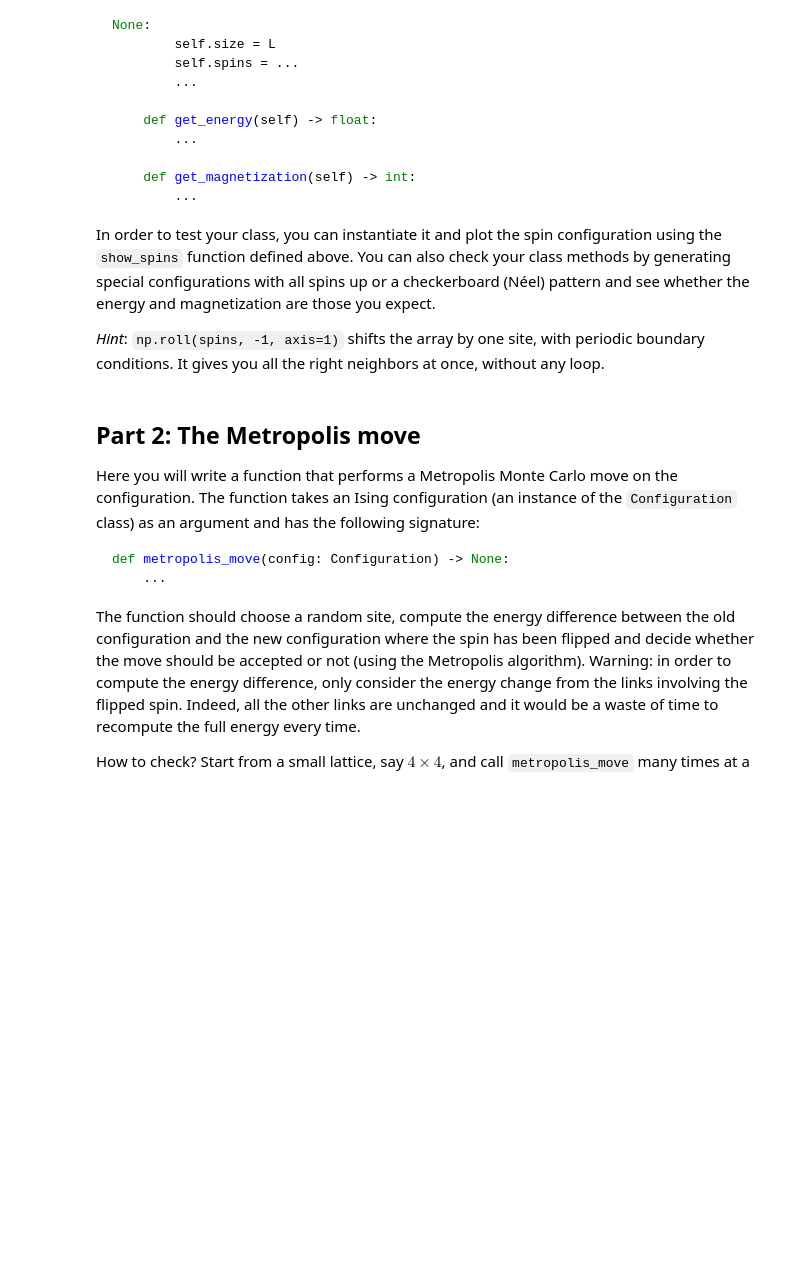
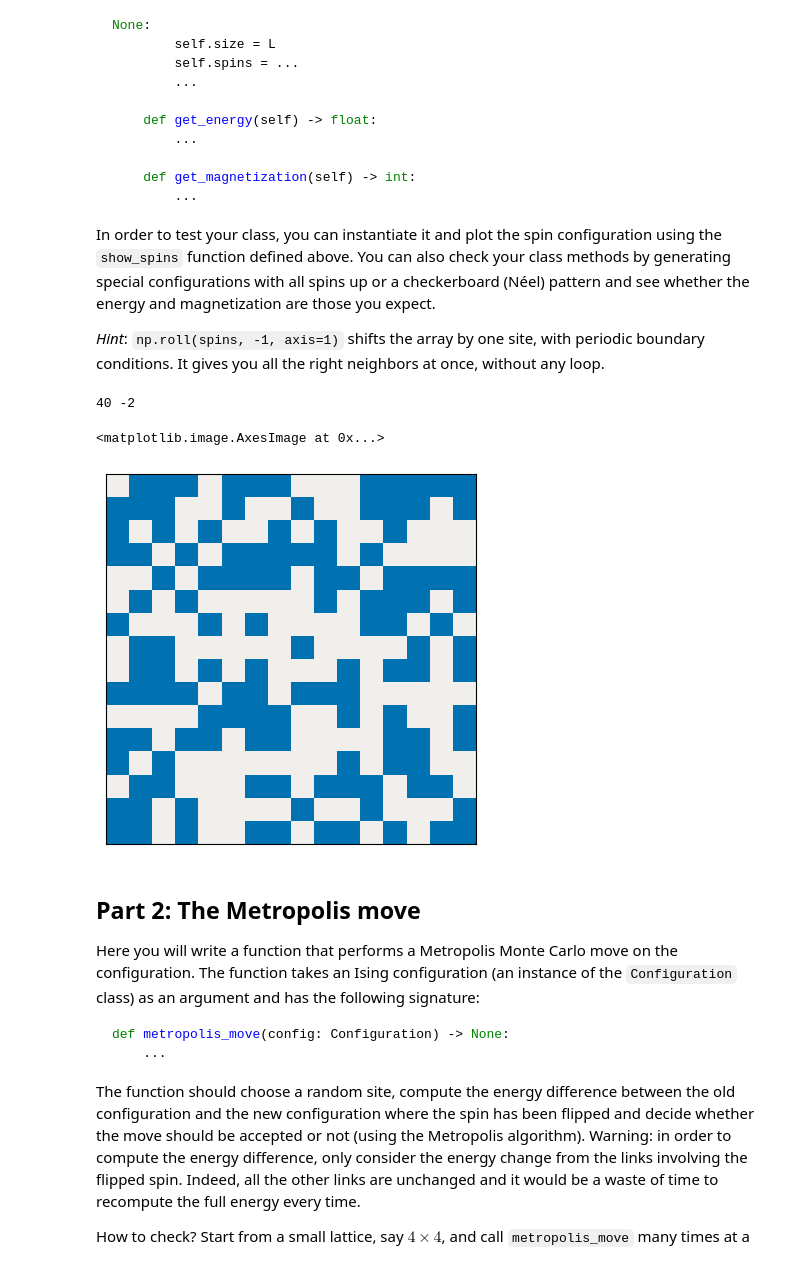
Before and after one commit to alvaro-martinez-dev/Phys_Numerique_M1, a Jupyter notebook: L2_Ising/project2_ising2d.ipynb, the cells around one changed output. Saved outputs shown, nothing was run; the diff lists cells and outputs as text; code cells hidden in the pictures; blank space fills up the shorter version.

```diff
--- a/L2_Ising/project2_ising2d.ipynb
+++ b/L2_Ising/project2_ising2d.ipynb
@@ -190,6 +190,37 @@ and magnetization are those you expect.
 
 *Hint*: `np.roll(spins, -1, axis=1)` shifts the array by one site, with periodic
 boundary conditions. It gives you all the right neighbors at once, without any loop.
+# %%
+class Configuration:
+    def __init__(self,T,J,L,rng):
+        self.size = L
+        self.temp = T
+        self.coupling_const = J
+        self.rng = rng
+        self.spins = rng.choice([-1,1],size=(L,L))
+        self.energy = self.get_energy()
+        self.magnetization = self.get_magnetization()
+
+    def get_energy(self):
+        s = self.spins
+        right = np.roll(s,-1,axis=1) # right[i, j] = s[i, j+1]
+        down = np.roll(s, -1, axis=0) # down[i, j] = s[i+1, j]
+        sumation = np.sum(s*right + s*down)
+
+        return -self.coupling_const*sumation
+
+    def get_magnetization(self):
+        return np.sum(self.spins)
+# %%
+config = Configuration(T=2,J=1,L=16,rng=rng)
+E=config.get_energy()
+m=config.get_magnetization()
+print(E, m)
+show_spins(spins=config.spins,ax=None)
+# %% [output]
+40 -2
+<matplotlib.image.AxesImage at 0x...>
+[figure, added]
 # %% [markdown]
 ## Part 2: The Metropolis move
 
```
Also changed, not shown: parts of 2 cells of this notebook.
